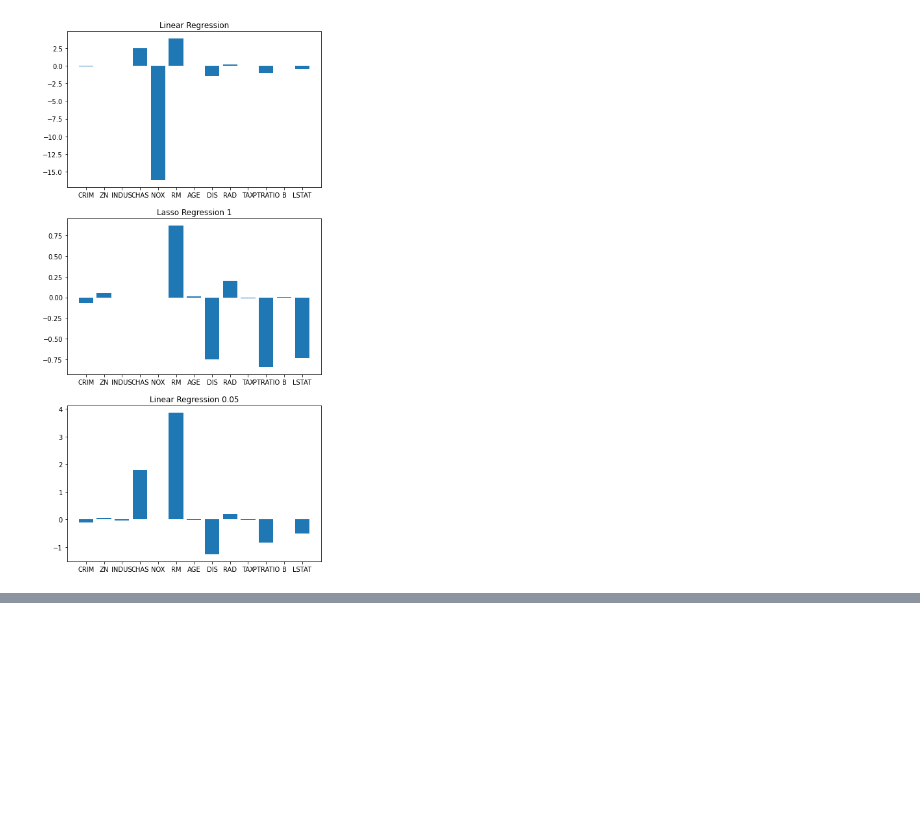
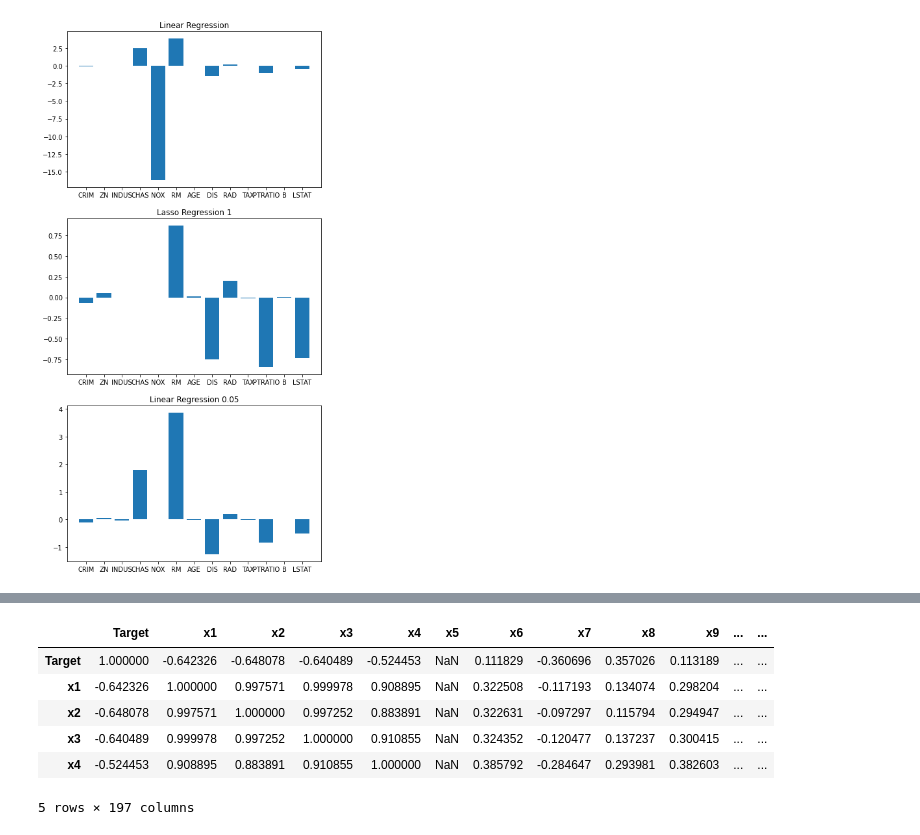
Before and after one commit to ash-coding/machine_learning, a Jupyter notebook: kikagaku/regression_with.ipynb, the cells around one changed output, grey strips where cells are left out. Cells and saved outputs as stored; diff of their text form; code cells hidden in the pictures; blank space fills up the shorter version.

```diff
--- a/kikagaku/regression_with.ipynb
+++ b/kikagaku/regression_with.ipynb
@@ -156,0 +191,11 @@ Text(0.5, 1.0, 'Linear Regression 0.05')
+# %%
+df_corr = df.corr()
+df_corr.head()
+# %% [output]
+|  | Target | x1 | x2 | x3 | x4 | x5 | x6 | x7 | x8 | x9 | ... | ... |
+| Target | 1.000000 | -0.642326 | -0.648078 | -0.640489 | -0.524453 | NaN | 0.111829 | -0.360696 | 0.357026 | 0.113189 | ... | ... |
+| x1 | -0.642326 | 1.000000 | 0.997571 | 0.999978 | 0.908895 | NaN | 0.322508 | -0.117193 | 0.134074 | 0.298204 | ... | ... |
+| x2 | -0.648078 | 0.997571 | 1.000000 | 0.997252 | 0.883891 | NaN | 0.322631 | -0.097297 | 0.115794 | 0.294947 | ... | ... |
+| x3 | -0.640489 | 0.999978 | 0.997252 | 1.000000 | 0.910855 | NaN | 0.324352 | -0.120477 | 0.137237 | 0.300415 | ... | ... |
+| x4 | -0.524453 | 0.908895 | 0.883891 | 0.910855 | 1.000000 | NaN | 0.385792 | -0.284647 | 0.293981 | 0.382603 | ... | ... |
+5 rows × 197 columns
```
Also changed, not shown: parts of 11 cells of this notebook.
